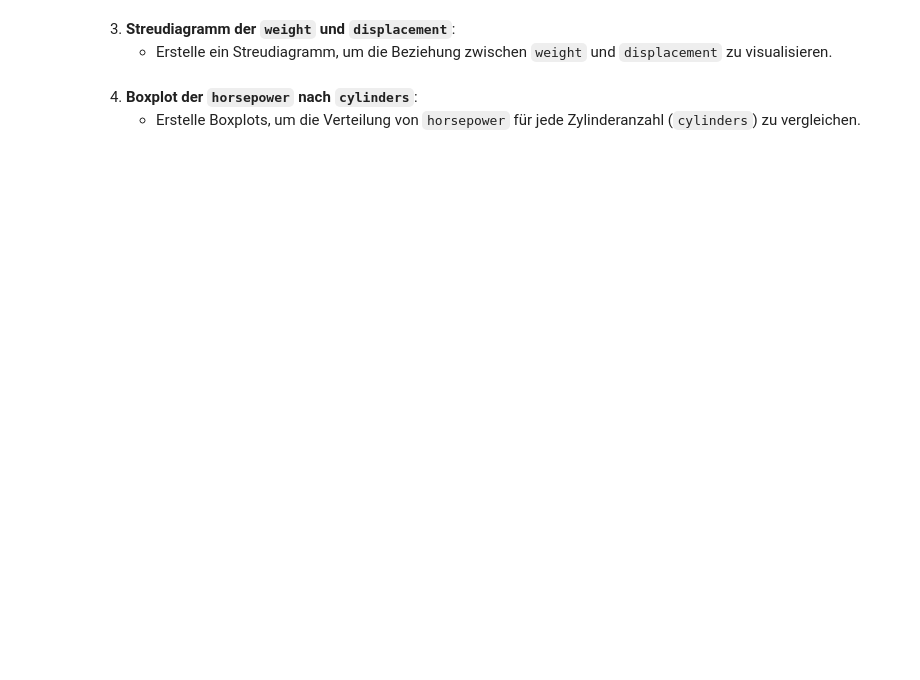
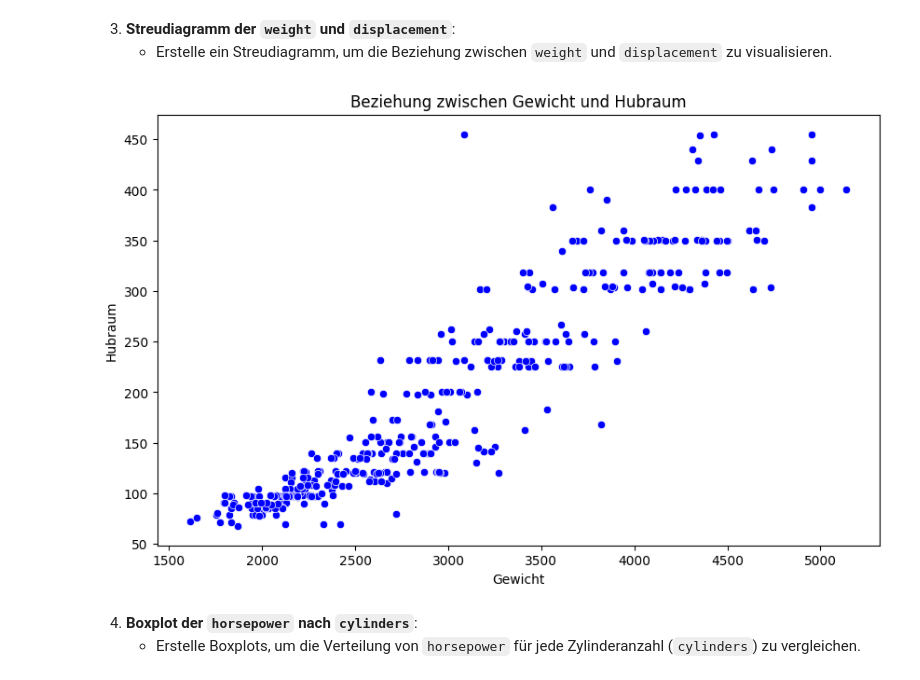
Before and after one commit to CL-Datasmartpoint/PyDA-Tag8-Diagramme, a Jupyter notebook: Python_DA_Tag8_Diagramme_Aufgaben1.ipynb, the cells around one changed output. Cells and saved outputs as stored; diff of their text form; code cells hidden in the pictures; blank space fills up the shorter version.

```diff
--- a/Python_DA_Tag8_Diagramme_Aufgaben1.ipynb
+++ b/Python_DA_Tag8_Diagramme_Aufgaben1.ipynb
@@ -40,6 +144,20 @@
 # %% [markdown]
 3. **Streudiagramm der `weight` und `displacement`**:
    - Erstelle ein Streudiagramm, um die Beziehung zwischen `weight` und `displacement` zu visualisieren.
+# %%
+# Streudiagramm erstellen
+plt.figure(figsize=(10, 6))
+sns.scatterplot(x='weight', y='displacement', data=mpg_data, color='blue')
+
+# Diagramm-Titel und Achsenbeschriftungen hinzufügen
+plt.title('Beziehung zwischen Gewicht und Hubraum')
+plt.xlabel('Gewicht')
+plt.ylabel('Hubraum')
+
+# Diagramm anzeigen
+plt.show()
+# %% [output]
+[figure, added]
 # %% [markdown]
 4. **Boxplot der `horsepower` nach `cylinders`**:
    - Erstelle Boxplots, um die Verteilung von `horsepower` für jede Zylinderanzahl (`cylinders`) zu vergleichen.
```
Also changed, not shown: parts of 14 cells of this notebook, 2 other files.
